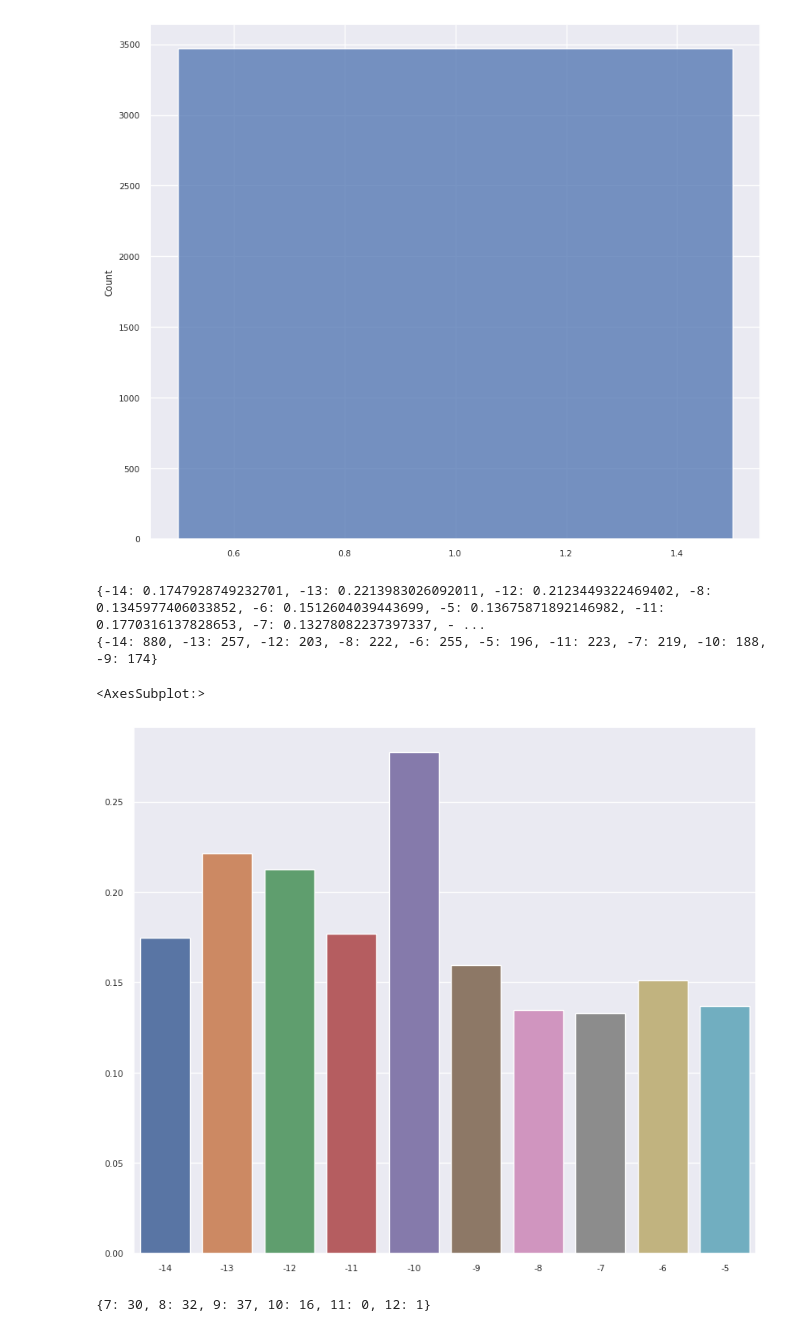
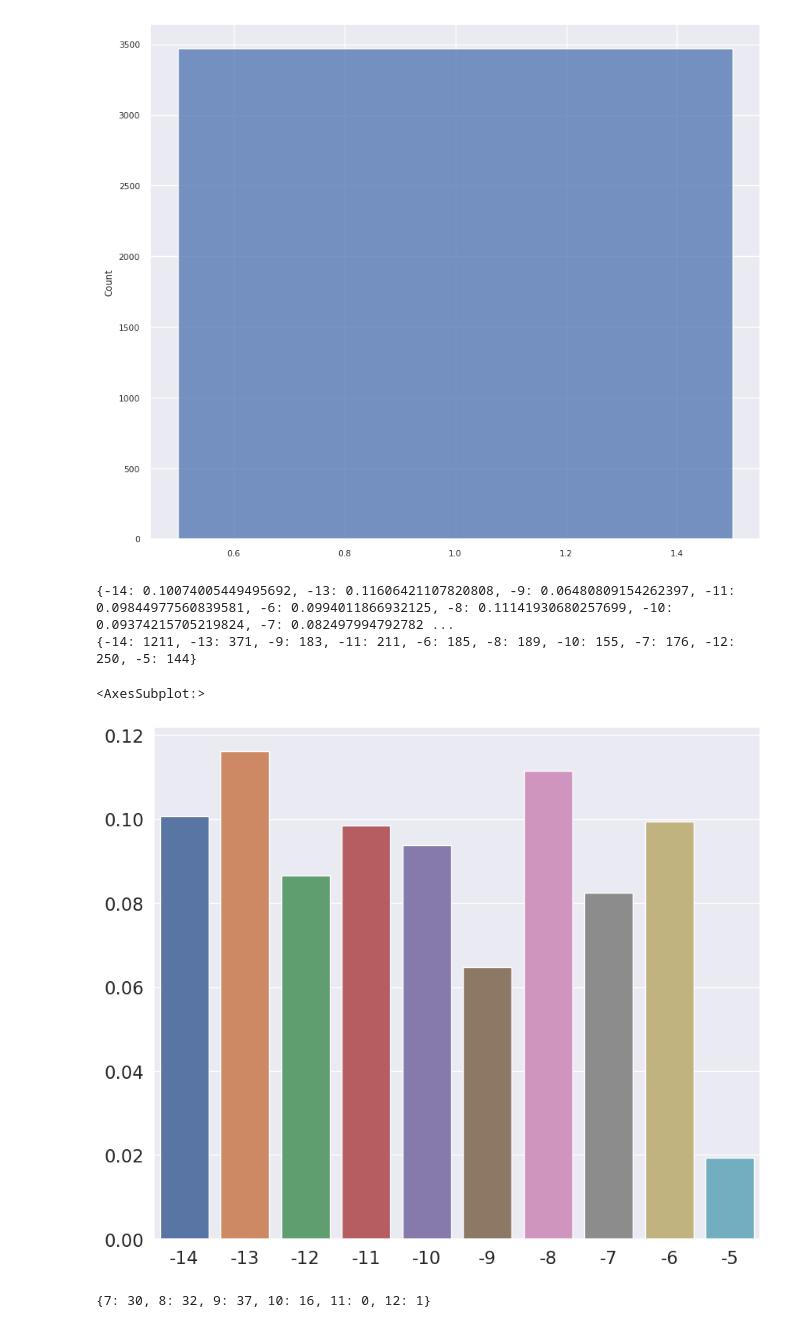
Before and after one commit to Dateb/WageringSystem, a Jupyter notebook: notebooks/Results Plotting.ipynb, the cells around one changed output. Cells and saved outputs as stored; diff of their text form; code cells hidden in the pictures.

```diff
--- a/notebooks/Results Plotting.ipynb
+++ b/notebooks/Results Plotting.ipynb
@@ -183,32 +138,32 @@ sns.histplot(n_winners)
 # %%
 import numpy as np
 
 payouts = {}
 
 for bet in test_bets:
     minutes = bet.bet_offer.minutes_until_race_start
 
     hour_count = int(minutes / 60)
 
     if hour_count not in payouts:
         payouts[hour_count] = []
 
-    clv = get_clv_of_bet(bet)
+    clv = bet.bet_offer.live_result.clv
     if clv != 0:
         payouts[hour_count].append(clv)
 
 payout_means = {cat: np.mean(payouts[cat]) for cat in payouts}
 payout_counts = {cat: len(payouts[cat]) for cat in payouts}
 
 print(payout_means)
 print(payout_counts)
 
 sns.barplot(x=list(payout_means.keys()), y=list(payout_means.values()))
 # %% [output]
-{-14: 0.1747928749232701, -13: 0.2213983026092011, -12: 0.2123449322469402, -8: 0.1345977406033852, -6: 0.1512604039443699, -5: 0.13675871892146982, -11: 0.1770316137828653, -7: 0.13278082237397337, - ...
-{-14: 880, -13: 257, -12: 203, -8: 222, -6: 255, -5: 196, -11: 223, -7: 219, -10: 188, -9: 174}
+{-14: 0.10074005449495692, -13: 0.11606421107820808, -9: 0.06480809154262397, -11: 0.09844977560839581, -6: 0.0994011866932125, -8: 0.11141930680257699, -10: 0.09374215705219824, -7: 0.082497994792782 ...
+{-14: 1211, -13: 371, -9: 183, -11: 211, -6: 185, -8: 189, -10: 155, -7: 176, -12: 250, -5: 144}
 <AxesSubplot:>
-[figure, old version]
+[figure, new version]
 # %%
 month_count = {}
 
```
Also changed, not shown: parts of 2 cells of this notebook, 16 other files.
